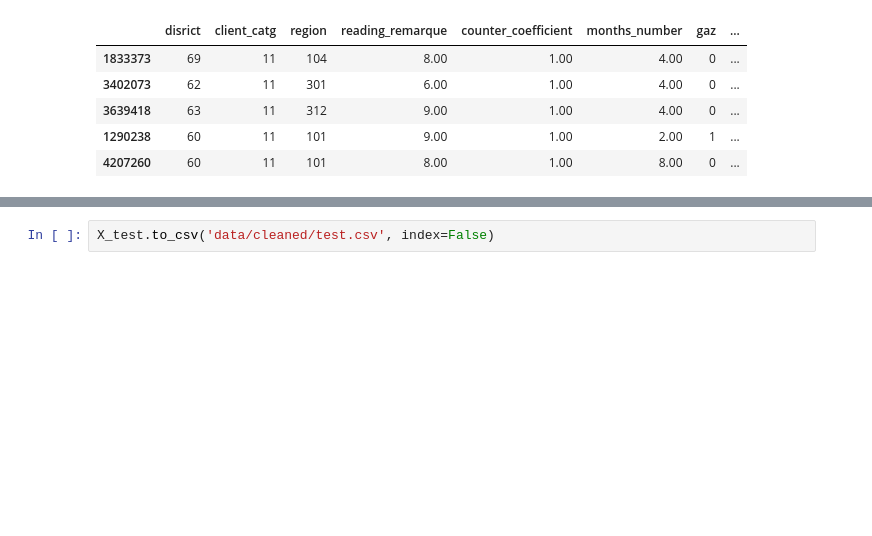
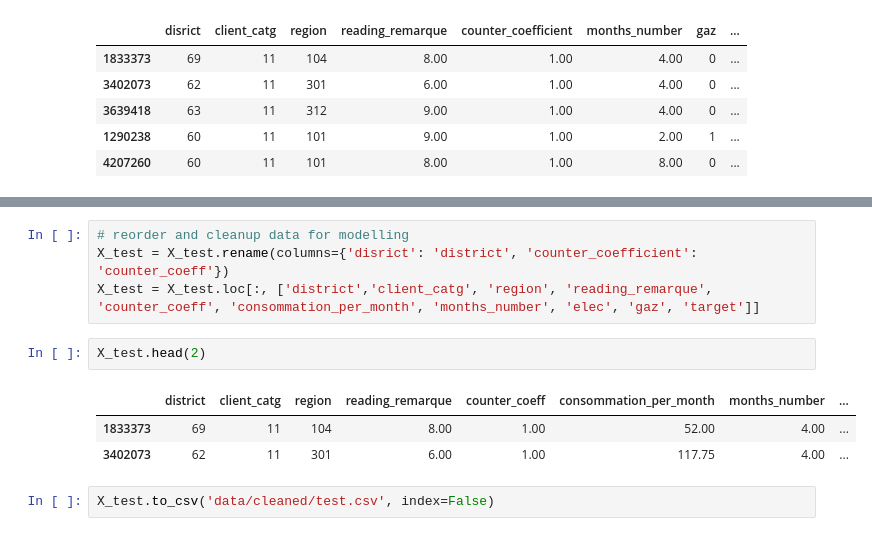
Before and after one commit to MaJo632/my_ml_project, a Jupyter notebook: 0306_EDA_FEATUREENG.ipynb, the cells around one changed output, grey strips where cells are left out. Saved outputs shown, nothing was run; the diff lists cells and outputs as text; blank space fills up the shorter version.

```diff
--- a/0306_EDA_FEATUREENG.ipynb
+++ b/0306_EDA_FEATUREENG.ipynb
@@ -428,2 +444,12 @@ X_test.head()
+# %%
+# reorder and cleanup data for modelling
+X_test = X_test.rename(columns={'disrict': 'district', 'counter_coefficient': 'counter_coeff'})
+X_test = X_test.loc[:, ['district','client_catg', 'region', 'reading_remarque', 'counter_coeff', 'consommation_per_month', 'months_number', 'elec', 'gaz', 'target']]
+# %%
+X_test.head(2)
+# %% [output]
+|  | district | client_catg | region | reading_remarque | counter_coeff | consommation_per_month | months_number | ... |
+| 1833373 | 69 | 11 | 104 | 8.00 | 1.00 | 52.00 | 4.00 | ... |
+| 3402073 | 62 | 11 | 301 | 6.00 | 1.00 | 117.75 | 4.00 | ... |
 # %%
 X_test.to_csv('data/cleaned/test.csv', index=False)
```
Also changed, not shown: parts of 4 cells of this notebook, 1 other file.
